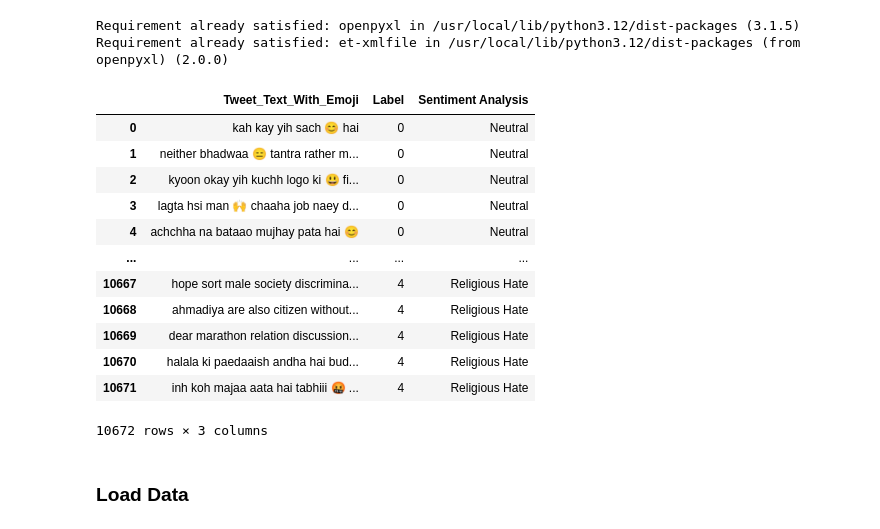
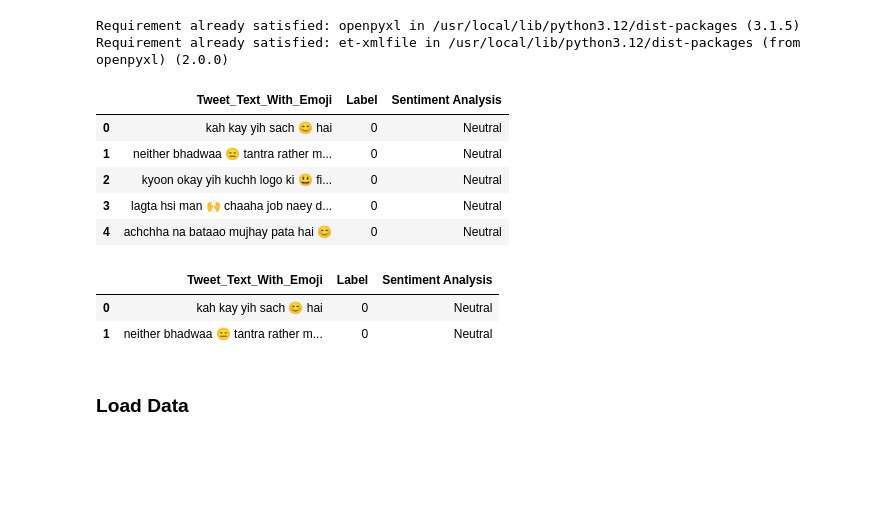
Before and after one commit to jokefun022/First-Project, a Jupyter notebook: Emoji_EDA.ipynb, the cells around one changed output. Drawn from its saved outputs; the diff is of its cells as text; code cells hidden in the pictures; blank space fills up the shorter version.

```diff
--- a/Emoji_EDA.ipynb
+++ b/Emoji_EDA.ipynb
@@ -18,31 +18,30 @@ Requirement already satisfied: et-xmlfile in /usr/local/lib/python3.12/dist-pack
 # %%
 import pandas as pd
 
 df = pd.read_csv('/content/Complete Data With Emoji.csv',)
 
-df.head(100000)
+df.head()
 
 #from IPython.display import display
 
 #display(df)
 
 #print(df.head())
 
 #print(df.tail())
 # %% [output]
 |  | Tweet_Text_With_Emoji | Label | Sentiment Analysis |
 | 0 | kah kay yih sach 😊 hai | 0 | Neutral |
 | 1 | neither bhadwaa 😑 tantra rather m... | 0 | Neutral |
 | 2 | kyoon okay yih kuchh logo ki 😃 fi... | 0 | Neutral |
 | 3 | lagta hsi man 🙌 chaaha job naey d... | 0 | Neutral |
 | 4 | achchha na bataao mujhay pata hai 😊 | 0 | Neutral |
-| ... | ... | ... | ... |
-| 10667 | hope sort male society discrimina... | 4 | Religious Hate |
-| 10668 | ahmadiya are also citizen without... | 4 | Religious Hate |
-| 10669 | dear marathon relation discussion... | 4 | Religious Hate |
-| 10670 | halala ki paedaaish andha hai bud... | 4 | Religious Hate |
-| 10671 | inh koh majaa aata hai tabhiii 🤬 ... | 4 | Religious Hate |
-10672 rows × 3 columns
+# %%
+df.head(2)
+# %% [output]
+|  | Tweet_Text_With_Emoji | Label | Sentiment Analysis |
+| 0 | kah kay yih sach 😊 hai | 0 | Neutral |
+| 1 | neither bhadwaa 😑 tantra rather m... | 0 | Neutral |
 # %% [markdown]
 ### Load Data
 # %%
```
